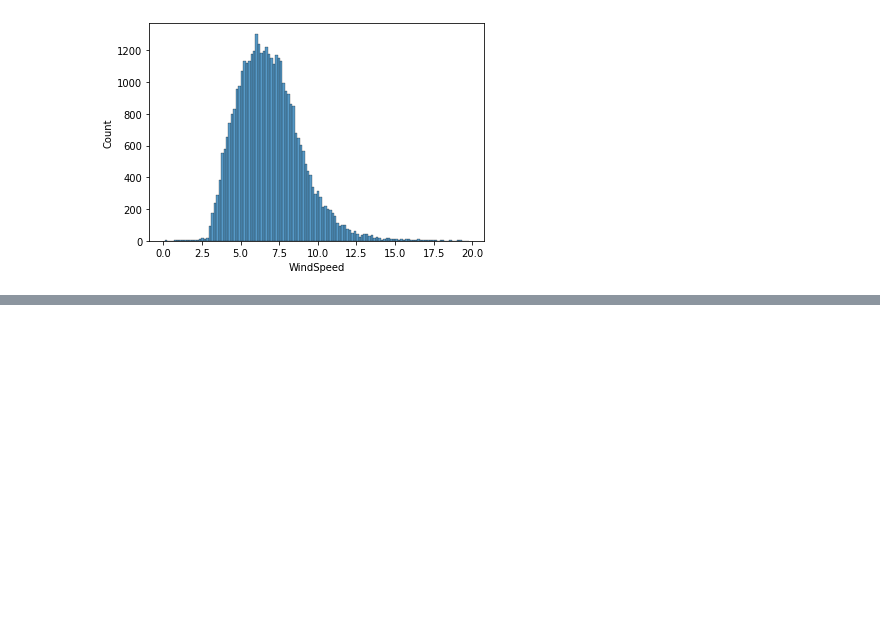
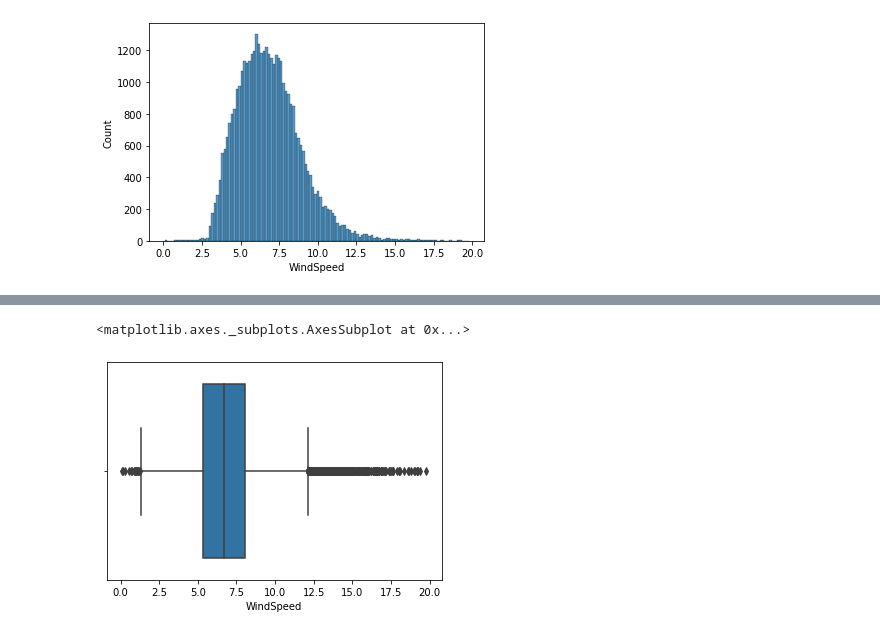
Before and after one commit to mteoraso/ML_Practice, a Jupyter notebook: Untitled50.ipynb, the cells around one changed output, grey strips where cells are left out. Drawn from its saved outputs; the diff is of its cells as text; code cells hidden in the pictures; blank space fills up the shorter version.

```diff
--- a/Untitled50.ipynb
+++ b/Untitled50.ipynb
@@ -347,0 +356,5 @@ sns.histplot(df2['WindSpeed'])
+# %%
+sns.boxplot(df2['WindSpeed'])
+# %% [output]
+<matplotlib.axes._subplots.AxesSubplot at 0x...>
+[figure, added]
```
Also changed, not shown: parts of 8 cells of this notebook.
